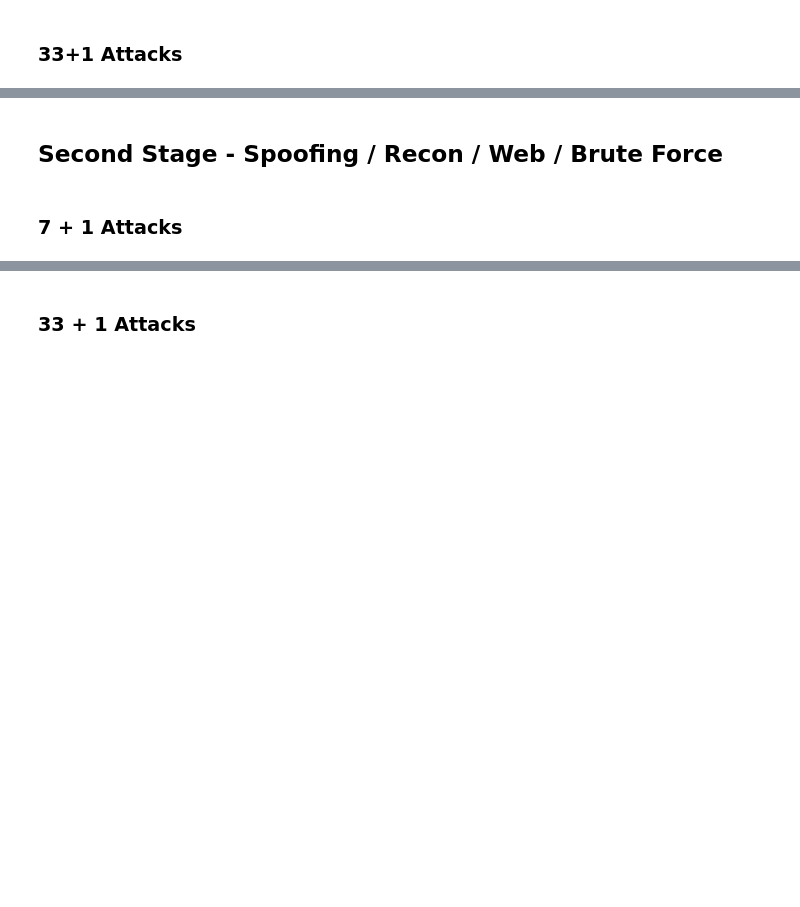
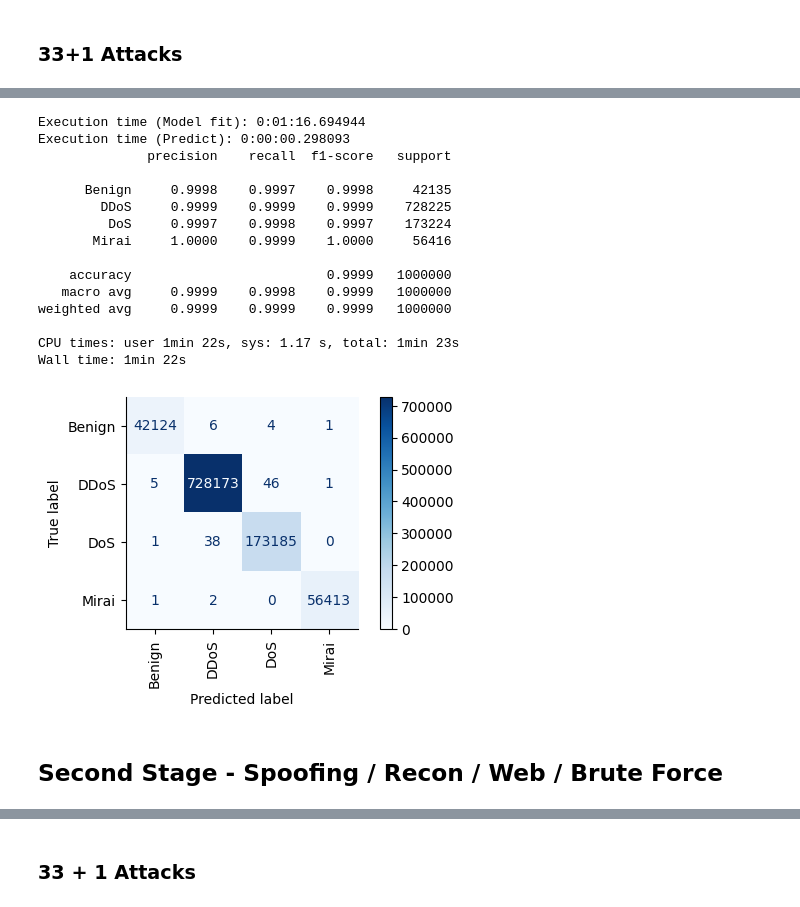
Before and after one commit to inaciobr/Multi-Stage-IoT-Intrusion-Detection, a Jupyter notebook: notebooks/3 - Models.ipynb, the cells around one changed output, grey strips where cells are left out. Saved outputs shown, nothing was run; the diff lists cells and outputs as text; code cells hidden in the pictures; blank space fills up the shorter version.

```diff
--- a/notebooks/3 - Models.ipynb
+++ b/notebooks/3 - Models.ipynb
@@ -442,3 +200,33 @@ Wall time: 2min 38s
+# %%
+%%time
+
+simplified_first_stage_model = DecisionTreeClassifier(
+    criterion='entropy',
+    class_weight='balanced',
+    random_state=seed
+)
+
+X_train, X_test, y_train, y_test = simplified_first_stage_df_split
+
+model_utils.train_model(simplified_first_stage_model, X_train, y_train)
+model_utils.evaluate_model(simplified_first_stage_model, X_test, y_test)
+# %% [output]
+Execution time (Model fit): 0:01:16.694944
+Execution time (Predict): 0:00:00.298093
+              precision    recall  f1-score   support
+
+      Benign     0.9998    0.9997    0.9998     42135
+        DDoS     0.9999    0.9999    0.9999    728225
+         DoS     0.9997    0.9998    0.9997    173224
+       Mirai     1.0000    0.9999    1.0000     56416
+
+    accuracy                         0.9999   1000000
+   macro avg     0.9999    0.9998    0.9999   1000000
+weighted avg     0.9999    0.9999    0.9999   1000000
+
+CPU times: user 1min 22s, sys: 1.17 s, total: 1min 23s
+Wall time: 1min 22s
+[figure, added]
 # %% [markdown]
 ## Second Stage - Spoofing / Recon / Web / Brute Force
 # %%
@@ -446,2 +233,0 @@ df_second_stage = df_refined[~df_refined.general_label.isin(first_layer)]
-# %% [markdown]
-### 7 + 1 Attacks
```
Also changed, not shown: parts of 57 cells of this notebook, 3 other files.
